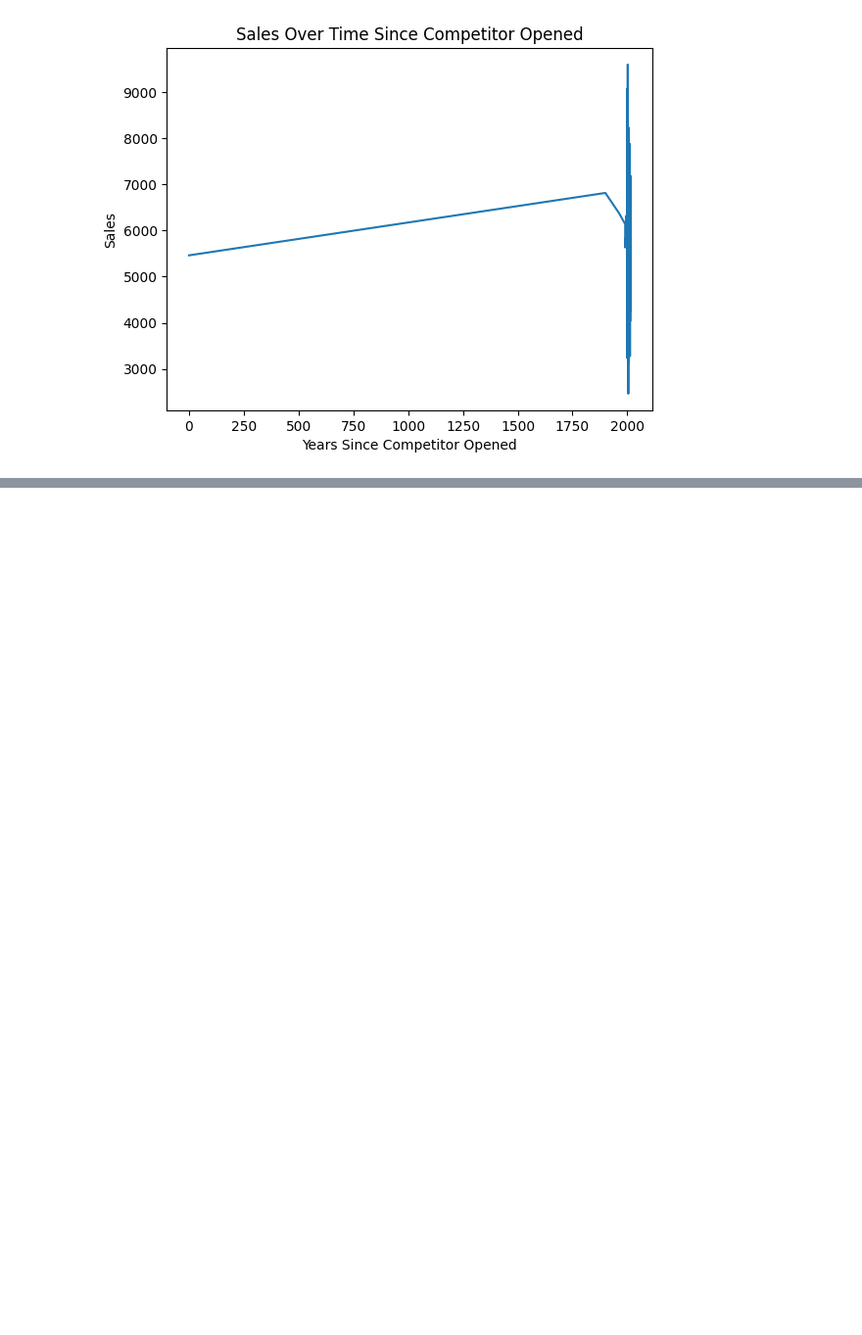
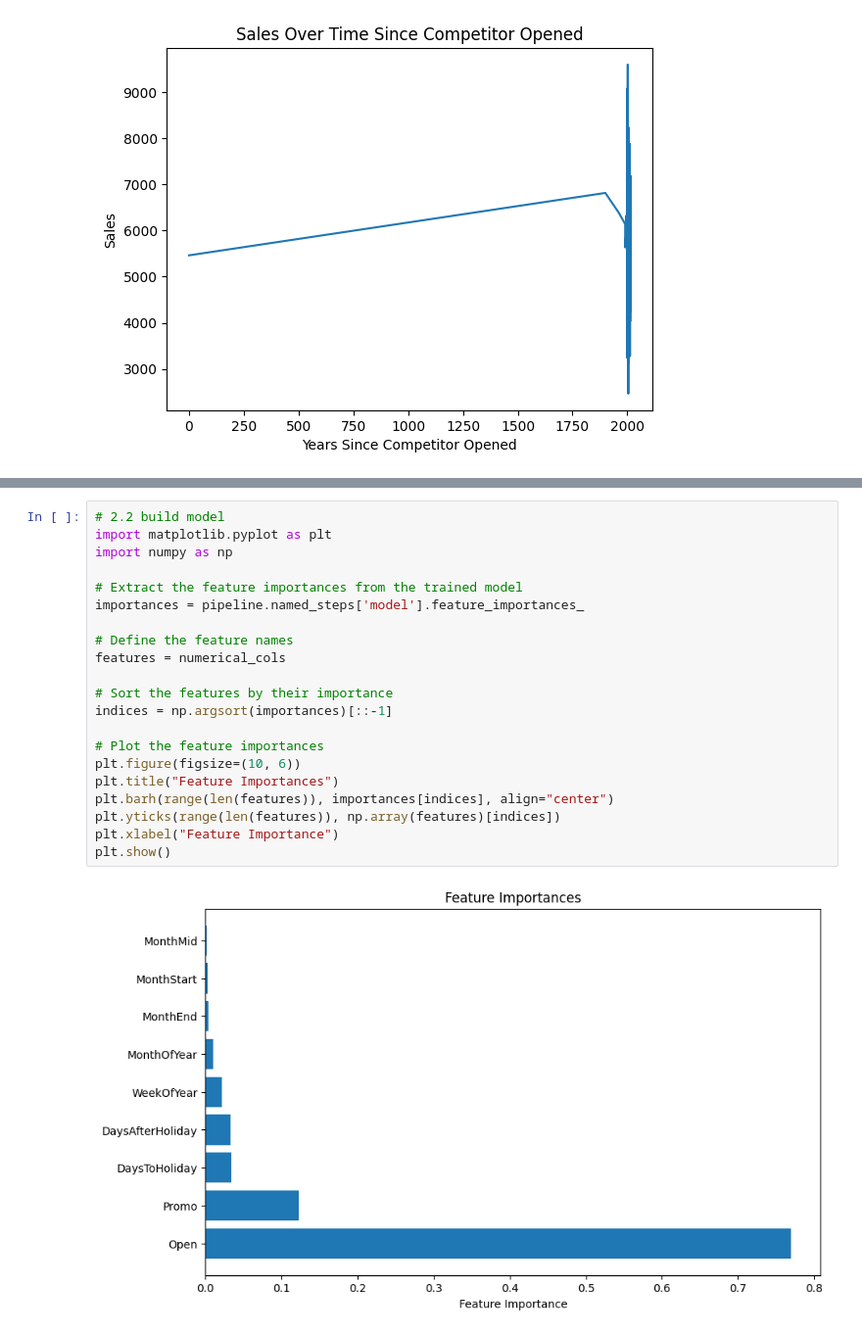
Before and after one commit to jealsab/kaim-week-4, a Jupyter notebook: notebooks/EDA.ipynb, the cells around one changed output, grey strips where cells are left out. Shown at 98% size. Saved outputs shown, nothing was run; the diff lists cells and outputs as text; blank space fills up the shorter version.

```diff
--- a/notebooks/EDA.ipynb
+++ b/notebooks/EDA.ipynb
@@ -67,0 +144,23 @@ The `ci` parameter is deprecated. Use `errorbar=None` for the same effect.
+# %%
+# 2.2 build model
+import matplotlib.pyplot as plt
+import numpy as np
+
+# Extract the feature importances from the trained model
+importances = pipeline.named_steps['model'].feature_importances_
+
+# Define the feature names
+features = numerical_cols
+
+# Sort the features by their importance
+indices = np.argsort(importances)[::-1]
+
+# Plot the feature importances
+plt.figure(figsize=(10, 6))
+plt.title("Feature Importances")
+plt.barh(range(len(features)), importances[indices], align="center")
+plt.yticks(range(len(features)), np.array(features)[indices])
+plt.xlabel("Feature Importance")
+plt.show()
+# %% [output]
+[figure, added]
```
Also changed, not shown: parts of 13 cells of this notebook, 4 other files.
